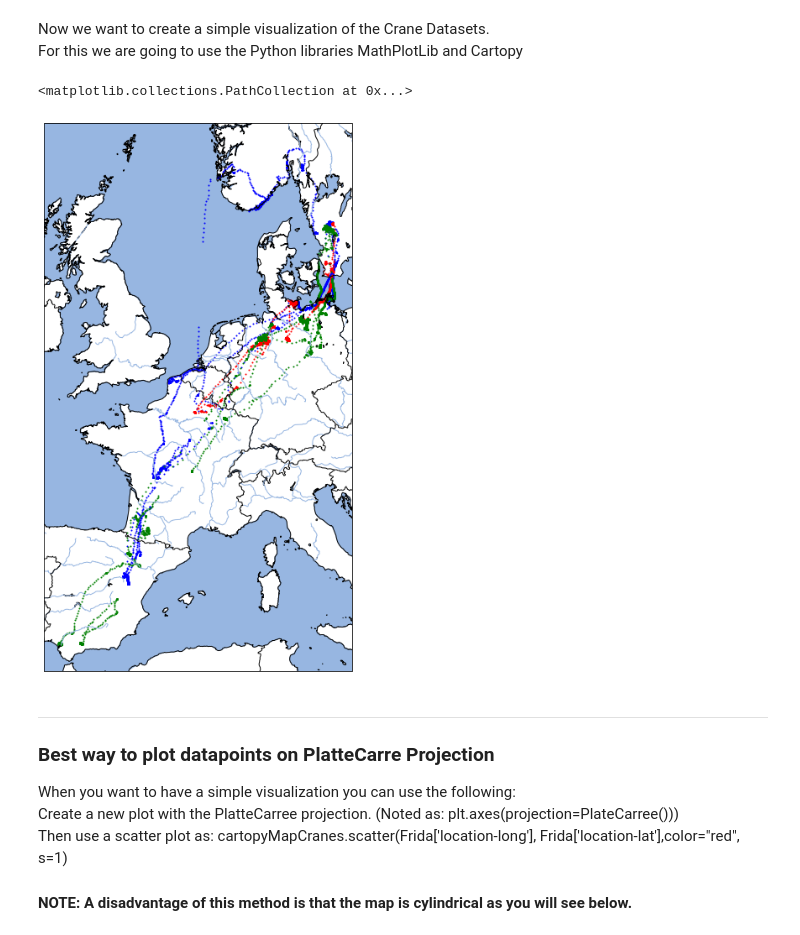
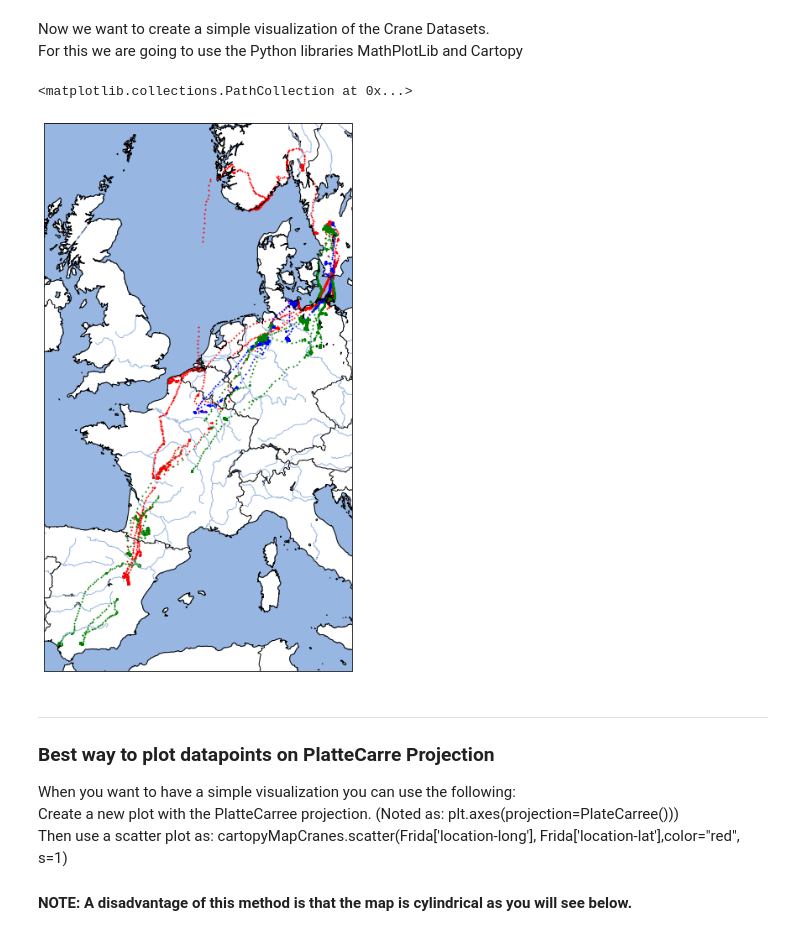
Before and after one commit to The-GeoStack-Project/GeoStack-Workshop, a Jupyter notebook: Geostack-Workshop-Content/Part-1-Data-processing/Notebooks/Solution/Solution-Data-processing.ipynb, the cells around one changed output. Drawn from its saved outputs; the diff is of its cells as text; code cells hidden in the pictures.

```diff
--- a/Geostack-Workshop-Content/Part-1-Data-processing/Notebooks/Solution/Solution-Data-processing.ipynb
+++ b/Geostack-Workshop-Content/Part-1-Data-processing/Notebooks/Solution/Solution-Data-processing.ipynb
@@ -276,36 +276,36 @@ The following applies to this line of code:
 7) Finally we want to add the transformation which is required for our datapoints to be displayed
    in the correct location on the map. In our case we have to transform the datapoints in the PlatteCarree projection.
 '''
-cartopyMapCranes.scatter(Agnetha['location-long'], Agnetha['location-lat'],color="blue", s=1, transform=ccrs.PlateCarree())
+cartopyMapCranes.scatter(Agnetha['location-long'], Agnetha['location-lat'],color="red", s=1, transform=ccrs.PlateCarree())
 
 # # # # # # # # # # # # # # # # # # # # # # # # # # # # # # # # # # # # # # # # # # # # #
 #                                                                                       #
 #    ASSIGNMENT 3: Visualize the Flightpath of the Crane: "Frida" on the Cartopy Map    #
 #                                                                                       #
 # # # # # # # # # # # # # # # # # # # # # # # # # # # # # # # # # # # # # # # # # # # # #
 #TIP: Create a scatter plot just like we did with the other Cranes. Use the color Blue.
 #TODO
-cartopyMapCranes.scatter(Frida['location-long'], Frida['location-lat'],color="red", s=1, transform=ccrs.PlateCarree())
+cartopyMapCranes.scatter(Frida['location-long'], Frida['location-lat'],color="blue", s=1, transform=ccrs.PlateCarree())
 
 '''
 
 The line of code below is used to plot the Flightpath of the Crane:"Cajsa" on the CartopyMap.
 The following applies to this line of code:
 1) First we declare the instance of the cartopymap which is the variable: "cartopyMapCranes".
 2) Next we want to declare the type of MathPlotLib plot that is going to be created, which is a scatter plot.
 3) Next we want to declare the Dataframe and name of the column representing the Longitude Coordinates of the
    Crane. The dataframe, containing the data of the Crane: "Cajsa", is called: "Cajsa".
    The Longitude column is called: "location-long".
 4) Then we want to do the same for the Latitude Coordinates.
 5) Next we want to declare the color of the datapoints, which is green in this case.
 6) We also want to set the size of the datapoints, which is 1 in this case.
 7) Finally we want to add the transformation which is required for our datapoints to be displayed
    in the correct location on the map. In our case we have to transform the datapoints in the PlatteCarree projection.
 '''
 cartopyMapCranes.scatter(Cajsa['location-long'], Cajsa['location-lat'],color="green",s=1, transform=ccrs.PlateCarree())
 # %% [output]
 <matplotlib.collections.PathCollection at 0x...>
-[figure, old version]
+[figure, new version]
 # %% [markdown]
 ---
 
```
